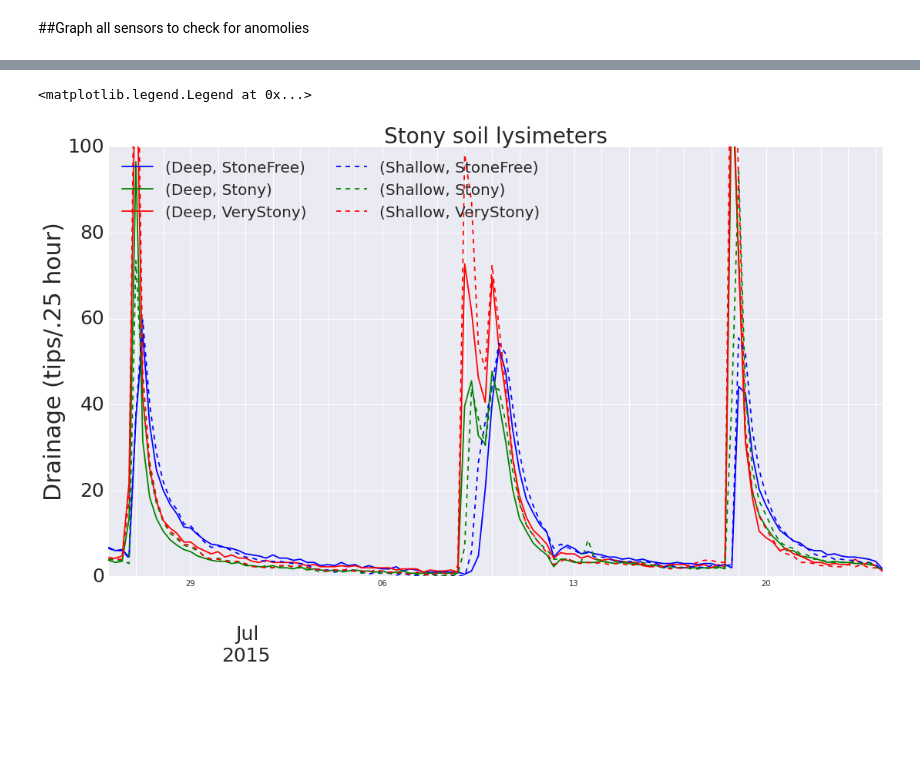
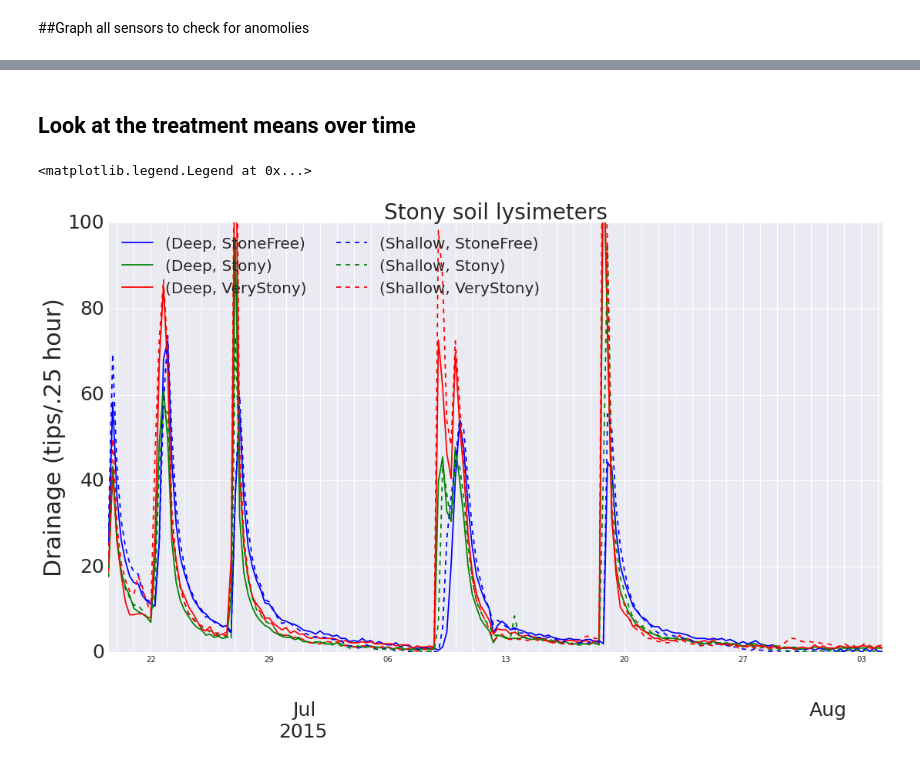
Before and after one commit to HamishBrownPFR/StonySoilLysimeters, a Jupyter notebook: DraiangeAnalysis.ipynb, the cells around one changed output, grey strips where cells are left out. Cells and saved outputs as stored; diff of their text form; code cells hidden in the pictures; blank space fills up the shorter version.

```diff
--- a/DraiangeAnalysis.ipynb
+++ b/DraiangeAnalysis.ipynb
@@ -103,18 +69,20 @@ Data.columns
+# %% [markdown]
+## Look at the treatment means over time
 # %%
 #Calculate treatment means omitting data prior to 2014-11-05 08:00:00 to avoid NaN values
 DataMeans =  Data.groupby(level=['Gravels','Stones'],axis=1).mean()
 DataMeans =  DataMeans.dropna(axis=1) #For some reason it keeps non valid combinations in so need to extract with this function
 
 AccumDrain = DataMeans.resample('6h', how='sum')#.cumsum()
 
-AccumDrain['2015-06-26':].plot(figsize=(18,10),style=['b-','g-','r-','b--','g--','r--'],ylim=(0,100))
+AccumDrain['2015-04-26':].plot(figsize=(18,10),style=['b-','g-','r-','b--','g--','r--'],ylim=(0,100))
 plt.ylabel('Drainage (tips/.25 hour)', fontsize=30);
 plt.tick_params(labelsize=25)
 plt.title('Stony soil lysimeters', fontsize=28)
 plt.legend(fontsize = 20, loc=2, ncol=2)
 # %% [output]
 <matplotlib.legend.Legend at 0x...>
-[figure, old version]
+[figure, new version]
 # %%
 
 ##Graph treatment means by layer
```
Also changed, not shown: parts of 10 cells of this notebook, 8 other files.
